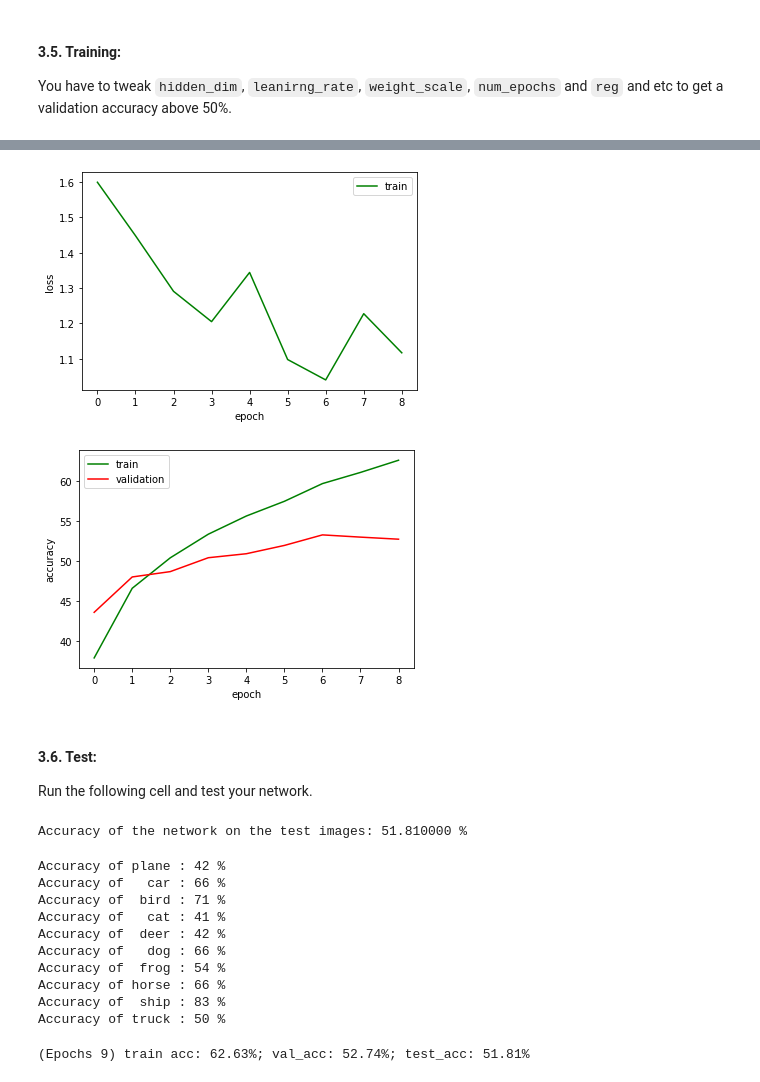
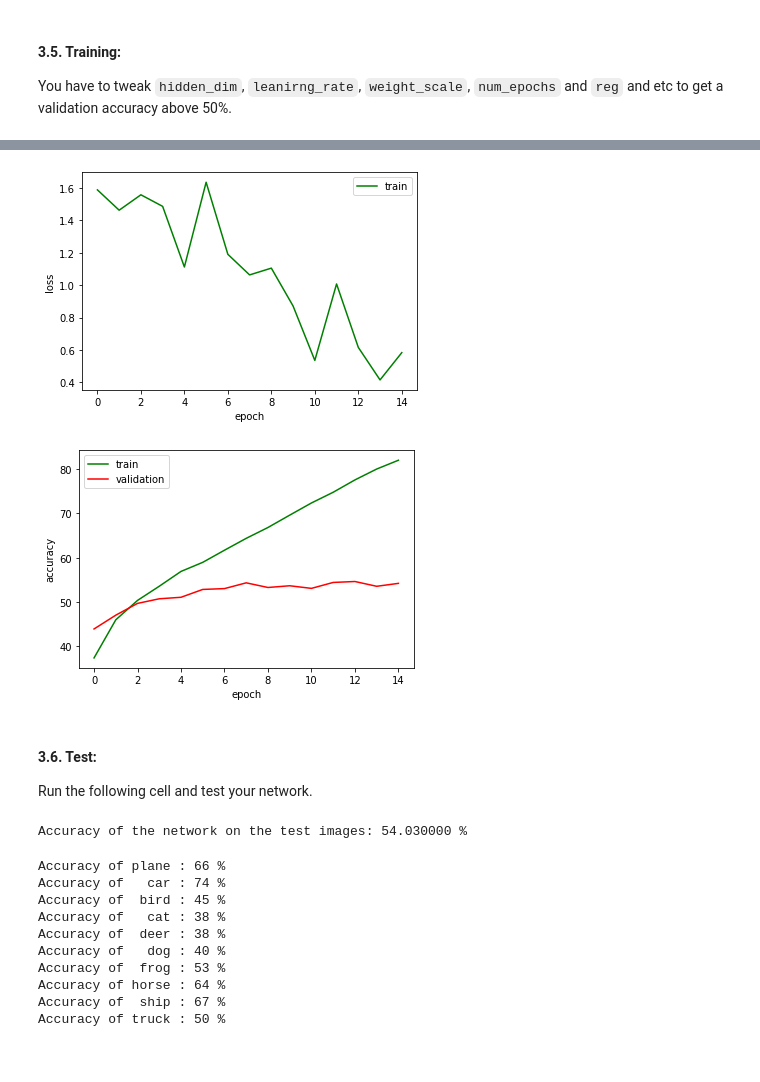
Before and after one commit to ShayanNazemi/Deep-Learning-40719, a Jupyter notebook: HW2/Part3.ipynb, the cells around one changed output, grey strips where cells are left out. Drawn from its saved outputs; the diff is of its cells as text; code cells hidden in the pictures.

Commit message:
(Epochs 15) train acc: 82.00%; val_acc: 54.21%; test_acc: 54.03%

```diff
--- a/HW2/Part3.ipynb
+++ b/HW2/Part3.ipynb
@@ -45,8 +45,8 @@ testloader = None
 # save iterable data in 'trainloader', 'validationloader', 'testloader'.         #
 ##################################################################################
 
-batch_size_train = 512
-batch_size_test = 512
+batch_size_train = 64
+batch_size_test = 64
 
 valid_size = 0.2
 
@@ -175,7 +168,7 @@ import torch.nn as nn
 ######################################################################
 
 class MLP(nn.Module):
-    def __init__(self, D_in, H1, H2, D_out):
+    def __init__(self, D_in, H1, H2, H3, H4, H5, D_out):
         super(MLP, self).__init__()
 
         self.linear1 = torch.nn.Linear(D_in, H1)
@@ -186,13 +179,28 @@ class MLP(nn.Module):
         self.batch2 = torch.nn.BatchNorm1d(H2)
         self.relu2 = torch.nn.ReLU()
 
-        self.linear3 = torch.nn.Linear(H2, D_out)
+        self.linear3 = torch.nn.Linear(H2, H3)
+        self.batch3 = torch.nn.BatchNorm1d(H3)
+        self.relu3 = torch.nn.ReLU()
+
+        self.linear4 = torch.nn.Linear(H3, H4)
+        self.batch4 = torch.nn.BatchNorm1d(H4)
+        self.relu4 = torch.nn.ReLU()
+
+        self.linear5 = torch.nn.Linear(H4, H5)
+        self.batch5 = torch.nn.BatchNorm1d(H5)
+        self.relu5 = torch.nn.ReLU()
+
+        self.linear6 = torch.nn.Linear(H5, D_out)
 
     def forward(self, x):
         out1 = self.relu1(self.batch1(self.linear1(x)))
         out2 = self.relu2(self.batch2(self.linear2(out1)))
+        out3 = self.relu3(self.batch3(self.linear3(out2)))
+        out4 = self.relu4(self.batch4(self.linear4(out3)))
+        out5 = self.relu5(self.batch5(self.linear5(out4)))
 
-        out = self.linear3(out2)
+        out = self.linear6(out5)
         return out
 
 ######################################################################
@@ -208,8 +216,8 @@ import torch.optim as optim
 # module to optimize Cross-Entropy loss. You should select a optimization   #
 # algorithm and its hyperparameters like learning rate.                     #
 #############################################################################
-net = MLP(3072, 128, 64, len(classes))
-learning_rate = 1e-3
+net = MLP(3072, 2048, 1024, 256, 128, 64, len(classes))
+learning_rate = 2e-3
 criterion = torch.nn.functional.cross_entropy
 optimizer = torch.optim.Adam(net.parameters(), lr=learning_rate)
 
@@ -244,7 +252,7 @@ def plot_history(loss, train_acc, val_acc):
 # Then update weights and biases.                     #
 #######################################################
 
-num_epochs=9
+num_epochs=15
 num_batchs = len(trainloader)
 
 train_loss = []
@@ -336,5 +352,5 @@ plot_history(train_loss, train_accuracy, validation_accuracy)
-[figure, old version]
+[figure, new version]
-[figure, old version]
+[figure, new version]
 # %% [markdown]
 #### 3.6. Test:
 Run the following cell and test your network.
@@ -355,7 +371,7 @@ with torch.no_grad():
 test_acc = correct / total
 print('Accuracy of the network on the test images: %2f %%' % (100 * test_acc ))
 # %% [output]
-Accuracy of the network on the test images: 51.810000 %
+Accuracy of the network on the test images: 54.030000 %
 # %%
 class_correct = list(0. for i in range(10))
 class_total = list(0. for i in range(10))
@@ -378,17 +394,13 @@ with torch.no_grad():
 for i in range(10):
     print('Accuracy of %5s : %2d %%' % (classes[i], 100 * class_correct[i] / class_total[i]))
 # %% [output]
-Accuracy of plane : 42 %
-Accuracy of   car : 66 %
-Accuracy of  bird : 71 %
-Accuracy of   cat : 41 %
-Accuracy of  deer : 42 %
-Accuracy of   dog : 66 %
-Accuracy of  frog : 54 %
-Accuracy of horse : 66 %
-Accuracy of  ship : 83 %
+Accuracy of plane : 66 %
+Accuracy of   car : 74 %
+Accuracy of  bird : 45 %
+Accuracy of   cat : 38 %
+Accuracy of  deer : 38 %
+Accuracy of   dog : 40 %
+Accuracy of  frog : 53 %
+Accuracy of horse : 64 %
+Accuracy of  ship : 67 %
 Accuracy of truck : 50 %
-# %%
-print('(Epochs %d) train acc: %.2f%%; val_acc: %.2f%%; test_acc: %.2f%%' % (num_epochs, 100*train_acc, 100*val_acc, 100*test_acc))
-# %% [output]
-(Epochs 9) train acc: 62.63%; val_acc: 52.74%; test_acc: 51.81%
```
Also changed, not shown: parts of 5 cells of this notebook.
